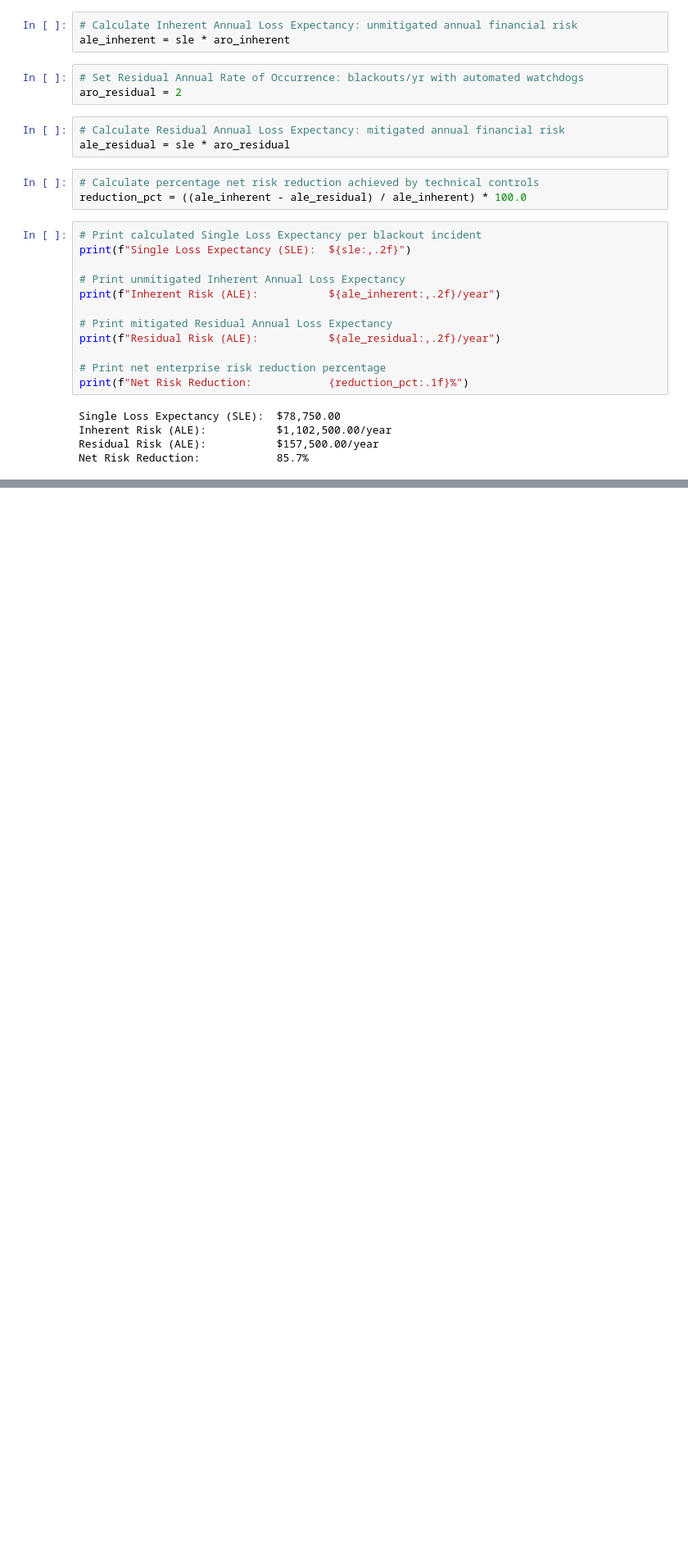
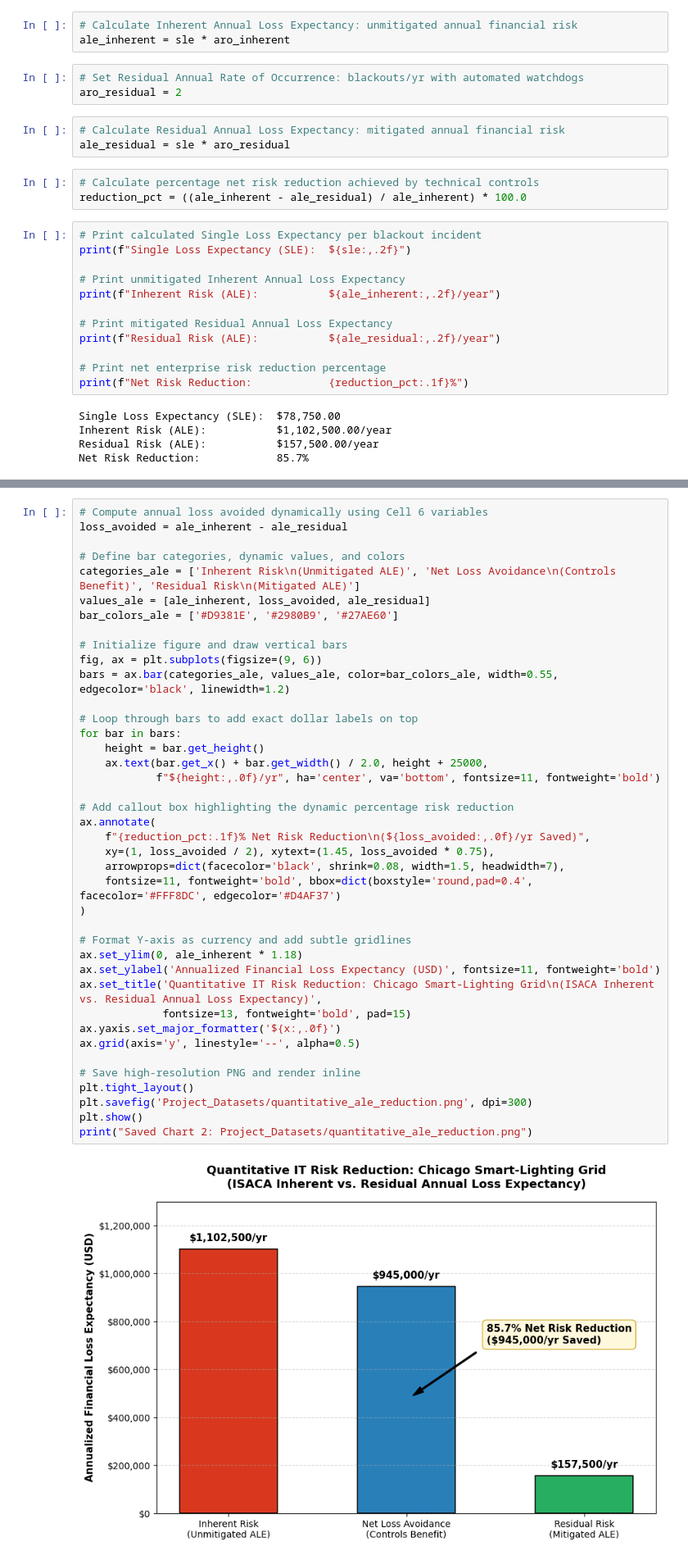
Before and after one commit to amcclarence/McClarence_A_CIS260_IT_Risk_Project, a Jupyter notebook: McClarence_Asha_CIS260_Project.ipynb, the cells around one changed output, grey strips where cells are left out. Shown at 82% size. Cells and saved outputs as stored; diff of their text form; blank space fills up the shorter version.

```diff
--- a/McClarence_Asha_CIS260_Project.ipynb
+++ b/McClarence_Asha_CIS260_Project.ipynb
@@ -383,0 +527,42 @@ Net Risk Reduction:            85.7%
+# %%
+# Compute annual loss avoided dynamically using Cell 6 variables
+loss_avoided = ale_inherent - ale_residual
+
+# Define bar categories, dynamic values, and colors
+categories_ale = ['Inherent Risk\n(Unmitigated ALE)', 'Net Loss Avoidance\n(Controls Benefit)', 'Residual Risk\n(Mitigated ALE)']
+values_ale = [ale_inherent, loss_avoided, ale_residual]
+bar_colors_ale = ['#D9381E', '#2980B9', '#27AE60']
+
+# Initialize figure and draw vertical bars
+fig, ax = plt.subplots(figsize=(9, 6))
+bars = ax.bar(categories_ale, values_ale, color=bar_colors_ale, width=0.55, edgecolor='black', linewidth=1.2)
+
+# Loop through bars to add exact dollar labels on top
+for bar in bars:
+    height = bar.get_height()
+    ax.text(bar.get_x() + bar.get_width() / 2.0, height + 25000,
+            f"${height:,.0f}/yr", ha='center', va='bottom', fontsize=11, fontweight='bold')
+
+# Add callout box highlighting the dynamic percentage risk reduction
+ax.annotate(
+    f"{reduction_pct:.1f}% Net Risk Reduction\n(${loss_avoided:,.0f}/yr Saved)",
+    xy=(1, loss_avoided / 2), xytext=(1.45, loss_avoided * 0.75),
+    arrowprops=dict(facecolor='black', shrink=0.08, width=1.5, headwidth=7),
+    fontsize=11, fontweight='bold', bbox=dict(boxstyle='round,pad=0.4', facecolor='#FFF8DC', edgecolor='#D4AF37')
+)
+
+# Format Y-axis as currency and add subtle gridlines
+ax.set_ylim(0, ale_inherent * 1.18)
+ax.set_ylabel('Annualized Financial Loss Expectancy (USD)', fontsize=11, fontweight='bold')
+ax.set_title('Quantitative IT Risk Reduction: Chicago Smart-Lighting Grid\n(ISACA Inherent vs. Residual Annual Loss Expectancy)',
+             fontsize=13, fontweight='bold', pad=15)
+ax.yaxis.set_major_formatter('${x:,.0f}')
+ax.grid(axis='y', linestyle='--', alpha=0.5)
+
+# Save high-resolution PNG and render inline
+plt.tight_layout()
+plt.savefig('Project_Datasets/quantitative_ale_reduction.png', dpi=300)
+plt.show()
+print("Saved Chart 2: Project_Datasets/quantitative_ale_reduction.png")
+# %% [output]
+[figure, added]
```
Also changed, not shown: parts of 12 cells of this notebook.
